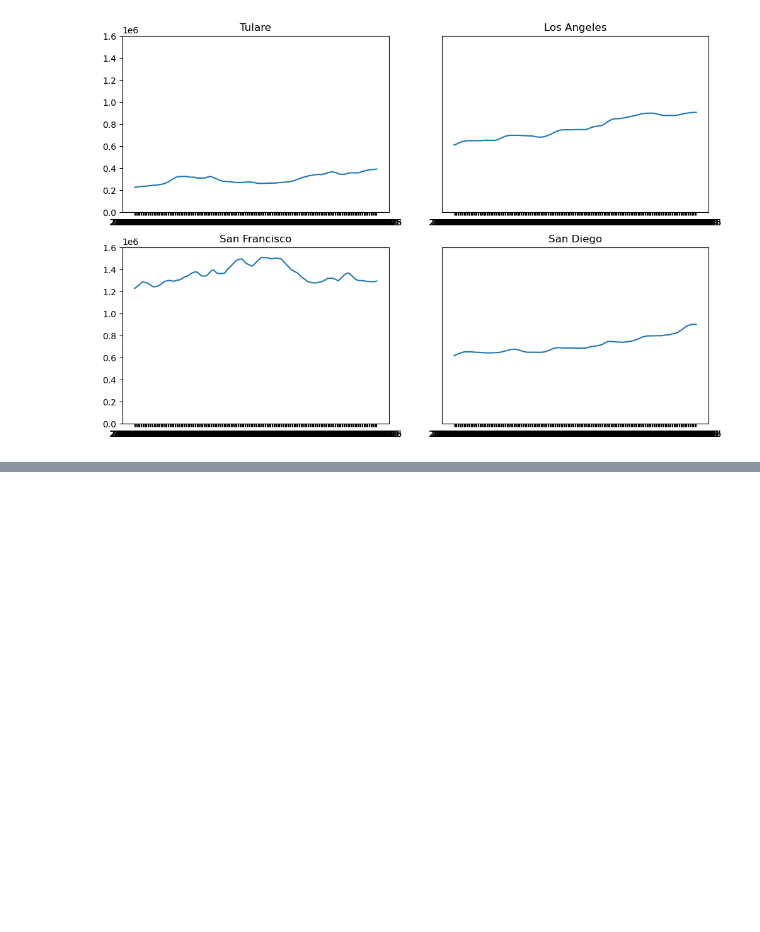
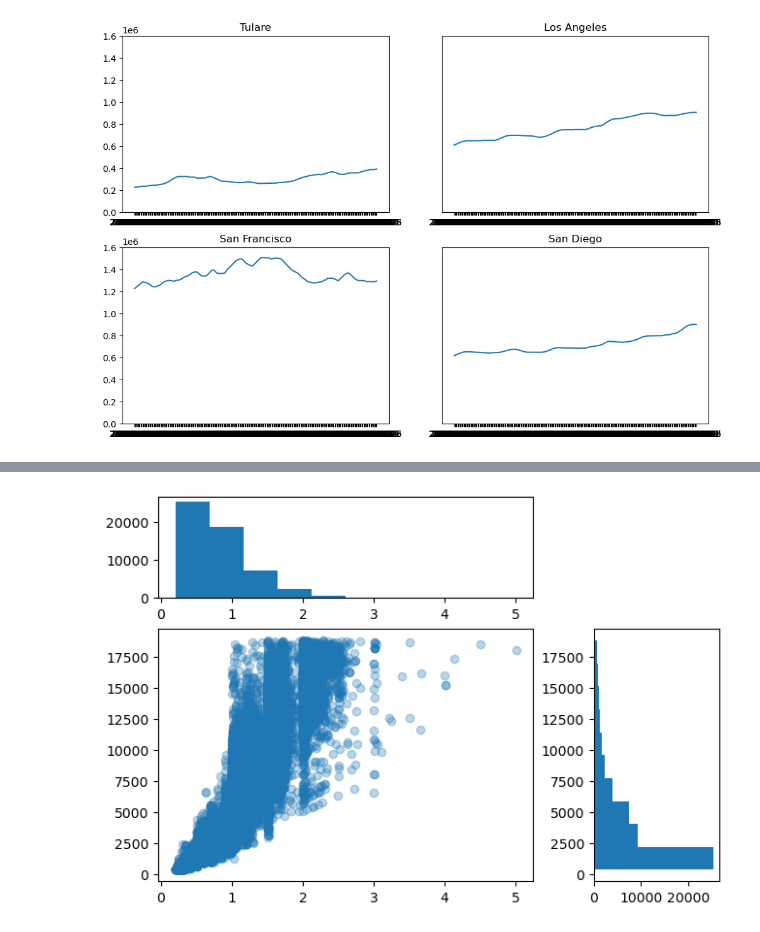
Before and after one commit to scarypillowz/data_visualization, a Jupyter notebook: matplotlib_advanced.ipynb, the cells around one changed output, grey strips where cells are left out. Cells and saved outputs as stored; diff of their text form; code cells hidden in the pictures; blank space fills up the shorter version.

```diff
--- a/matplotlib_advanced.ipynb
+++ b/matplotlib_advanced.ipynb
@@ -152,0 +157,5 @@ ax_list[0].get_shared_y_axes().join(ax_list[0], *ax_list)
+# %%
+diamonds = (
+    pd.read_csv('./data/Diamonds Prices2022.csv').drop(['Unnamed: 0'], axis=1)
+)
+diamonds.head()
@@ -152,0 +169,19 @@ ax_list[0].get_shared_y_axes().join(ax_list[0], *ax_list)
+# %%
+fig = plt.figure(layout='constrained')
+
+grid = GridSpec(8, 8, figure=fig)
+
+ax1 = fig.add_subplot(grid[2:7, 0:6])
+ax1.scatter(
+    diamonds['carat'],
+    diamonds['price'],
+    alpha=.3
+)
+
+ax2 = fig.add_subplot(grid[0:2, 0:6])
+ax2.hist(diamonds['carat'])
+
+ax3 = fig.add_subplot(grid[2:7, 6:]);
+ax3.hist(diamonds['price'], orientation='horizontal');
+# %% [output]
+[figure, added]
```
Also changed, not shown: parts of 3 cells of this notebook, 1 other file.
